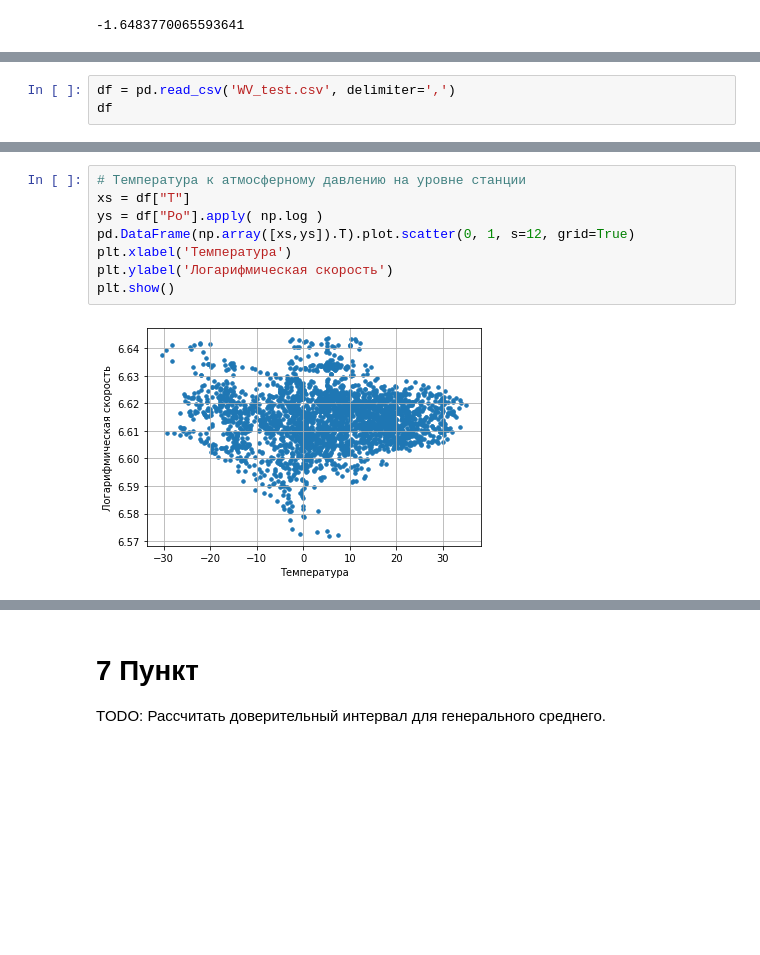
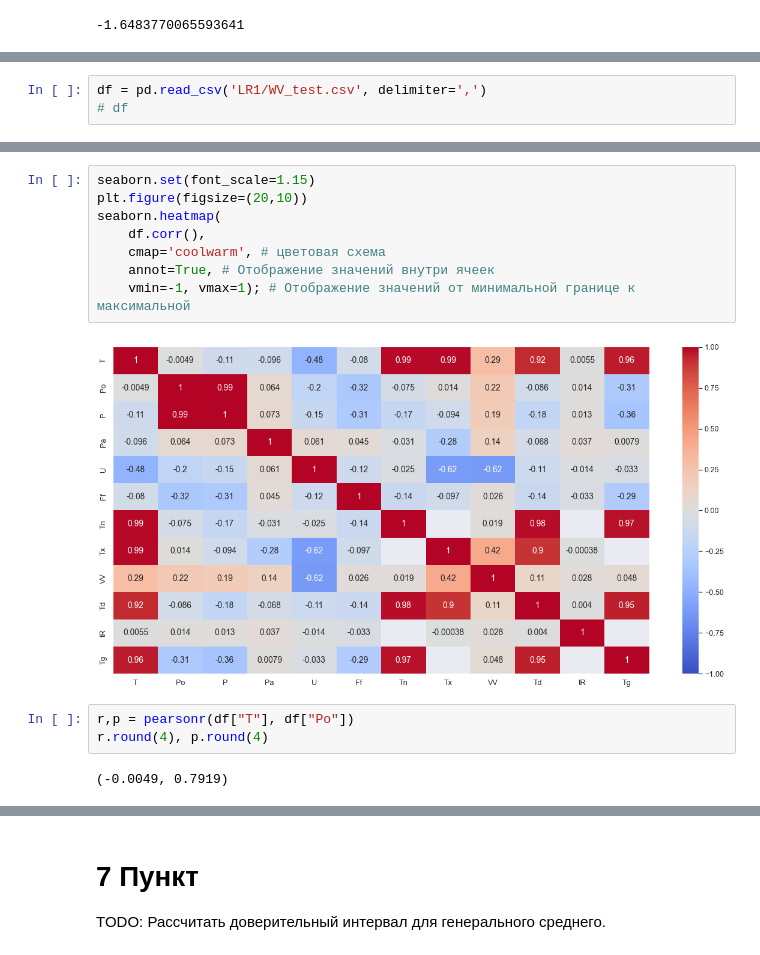
Before and after one commit to mbluuka/7semestr, a Jupyter notebook: LR1.ipynb, the cells around one changed output, grey strips where cells are left out. Saved outputs shown, nothing was run; the diff lists cells and outputs as text; blank space fills up the shorter version.

```diff
--- a/LR1.ipynb
+++ b/LR1.ipynb
@@ -429,3 +408,3 @@ TODO: Рассчитать коэффициент корреляции межд
 # %%
-df = pd.read_csv('WV_test.csv', delimiter=',')
-df
+df = pd.read_csv('LR1/WV_test.csv', delimiter=',')
+# df
@@ -446,10 +411,15 @@ df
-# %%
-# Температура к атмосферному давлению на уровне станции
-xs = df["T"]
-ys = df["Po"].apply( np.log )
-pd.DataFrame(np.array([xs,ys]).T).plot.scatter(0, 1, s=12, grid=True)
-plt.xlabel('Температура')
-plt.ylabel('Логарифмическая скорость')
-plt.show()
-# %% [output]
-[figure, removed]
+# %%
+seaborn.set(font_scale=1.15)
+plt.figure(figsize=(20,10))
+seaborn.heatmap(
+    df.corr(),
+    cmap='coolwarm', # цветовая схема
+    annot=True, # Отображение значений внутри ячеек
+    vmin=-1, vmax=1); # Отображение значений от минимальной границе к максимальной
+# %% [output]
+[figure, added]
+# %%
+r,p = pearsonr(df["T"], df["Po"])
+r.round(4), p.round(4)
+# %% [output]
+(-0.0049, 0.7919)
```
Also changed, not shown: parts of 34 cells of this notebook.
